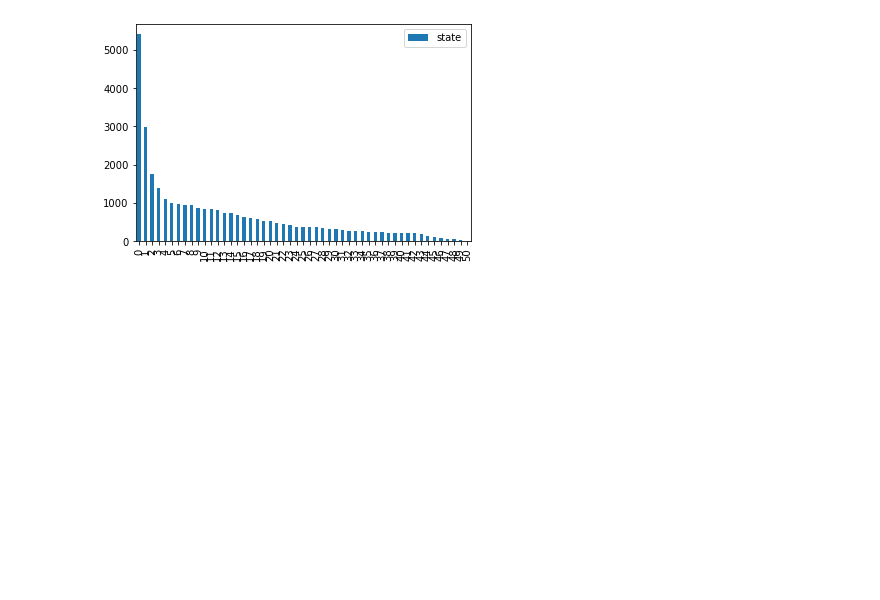
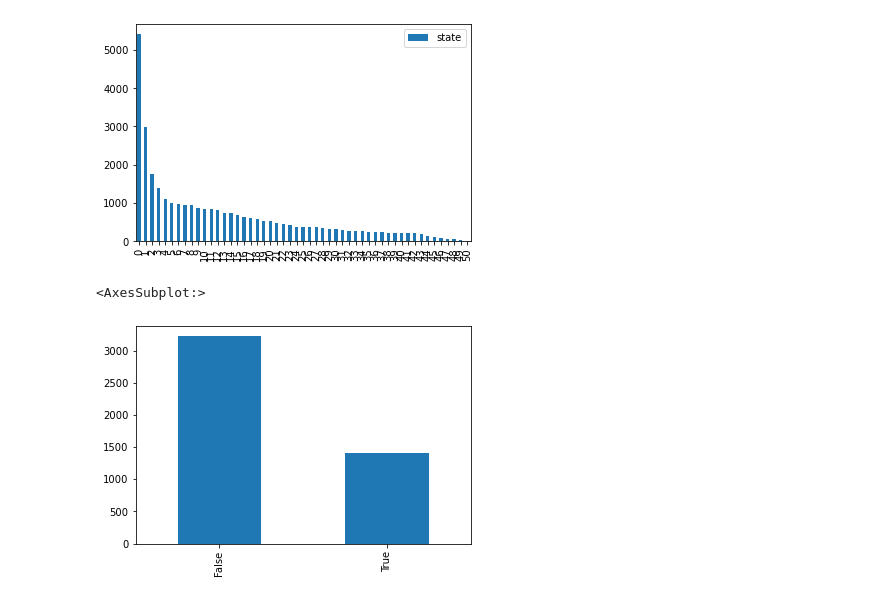
Before and after one commit to devsyam6/us_election, a Jupyter notebook: us_election_2020.ipynb, the cells around one changed output. Saved outputs shown, nothing was run; the diff lists cells and outputs as text; code cells hidden in the pictures; blank space fills up the shorter version.

```diff
--- a/us_election_2020.ipynb
+++ b/us_election_2020.ipynb
@@ -109,3 +178,13 @@ president.state.value_counts(sort=True).reset_index().plot.bar()
 <AxesSubplot:>
 <Figure size 720x360 with 0 Axes>
 [figure]
+# %%
+DEM = president[president['party'] == 'DEM']
+REP = president[president['party'] == 'REP']
+LIB = president[president['party'] == 'LIB']
+# %%
+DEM.head()
+DEM.won.value_counts().plot.bar()
+# %% [output]
+<AxesSubplot:>
+[figure, added]
```
Also changed, not shown: parts of 21 cells of this notebook.
